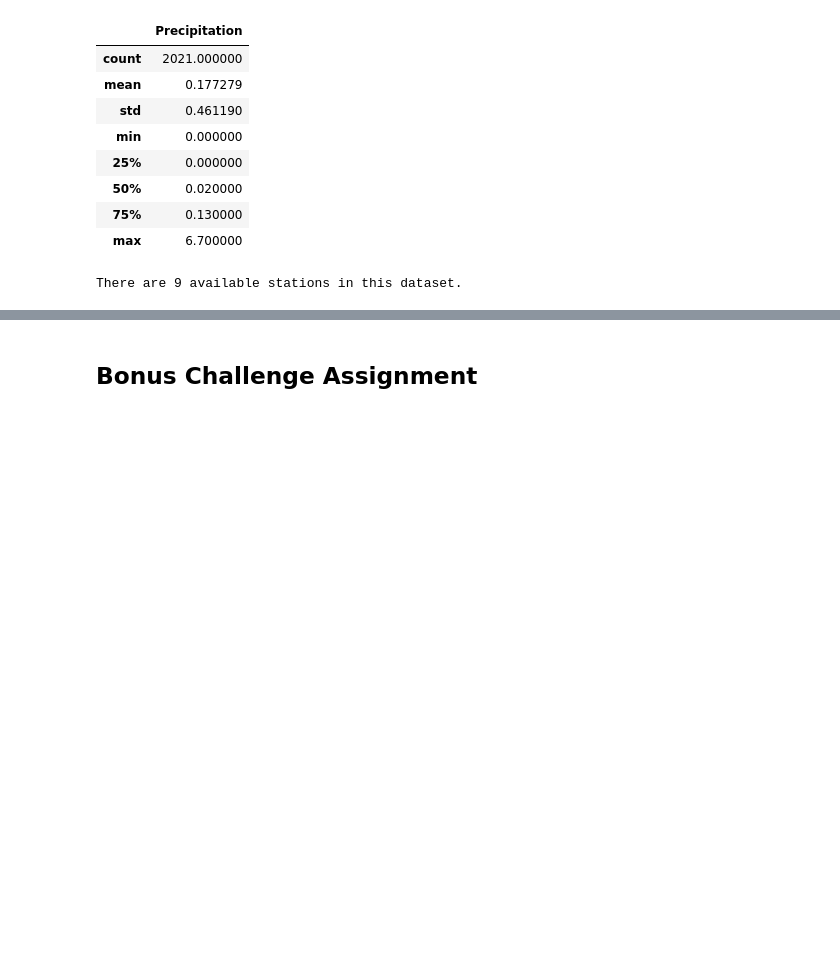
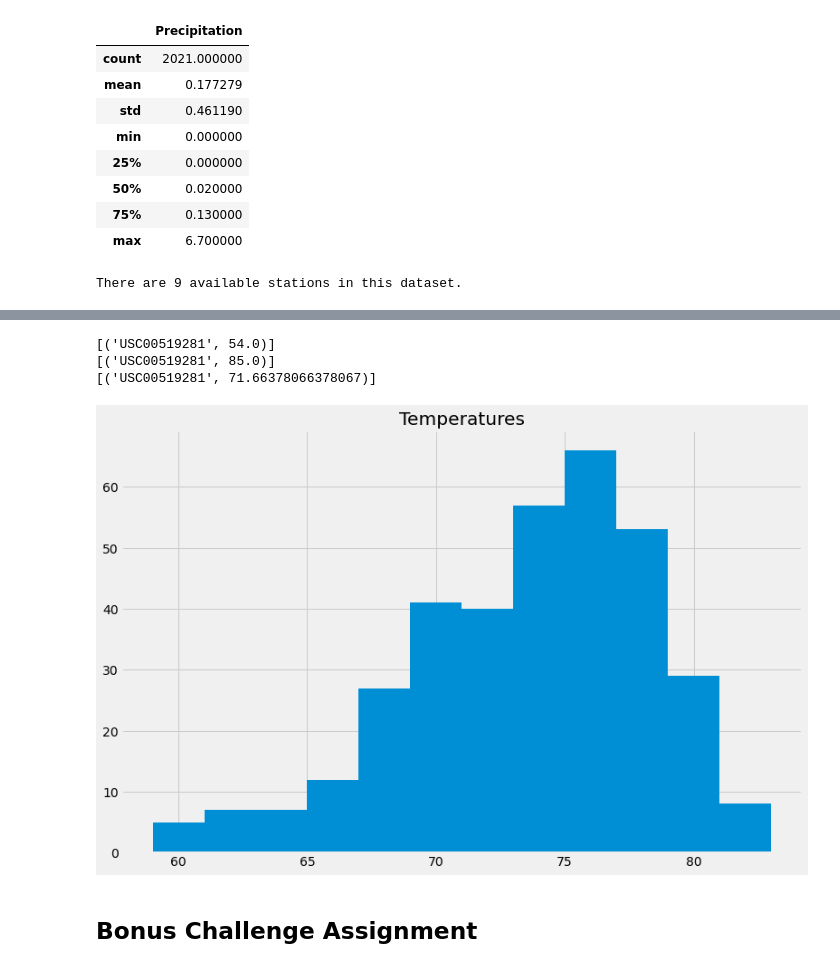
Before and after one commit to jaydenleblanc/sqlalchemy-challenge, a Jupyter notebook: climate_starter.ipynb, the cells around one changed output, grey strips where cells are left out. Cells and saved outputs as stored; diff of their text form; code cells hidden in the pictures; blank space fills up the shorter version.

```diff
--- a/climate_starter.ipynb
+++ b/climate_starter.ipynb
@@ -124,9 +141,30 @@ There are 9 available stations in this dataset.
 # %%
 # Using the station id from the previous query, calculate the lowest temperature recorded,
 # highest temperature recorded, and average temperature of the most active station?
+
+min_temp2 = session.query(Measurement.station, func.min(Measurement.tobs)).filter(Measurement.station == 'USC00519281').all()
+max_temp2 = session.query(Measurement.station, func.max(Measurement.tobs)).filter(Measurement.station == 'USC00519281').all()
+avg_temp2 = session.query(Measurement.station, func.avg(Measurement.tobs)).filter(Measurement.station == 'USC00519281').all()
+print(min_temp2)
+print(max_temp2)
+print(avg_temp2)
+# %% [output]
+[('USC00519281', 54.0)]
+[('USC00519281', 85.0)]
+[('USC00519281', 71.66378066378067)]
 # %%
 # Choose the station with the highest number of temperature observations.
 # Query the last 12 months of temperature observation data for this station and plot the results as a histogram
+temps = session.query(Measurement.tobs).filter(Measurement.station == 'USC00519281', Measurement.date >= year_ago).all()
+temps
+
+temperatures = pd.DataFrame(temps,columns=['Temperatures'])
+temperatures
+
+#Histogram
+ax = temperatures.hist(column='Temperatures', bins=12, label = 'Temperatures', grid=True, figsize=(12,8))
+# %% [output]
+[figure, added]
 # %% [markdown]
 ## Bonus Challenge Assignment
 # %%
```
Also changed, not shown: parts of 2 cells of this notebook.
